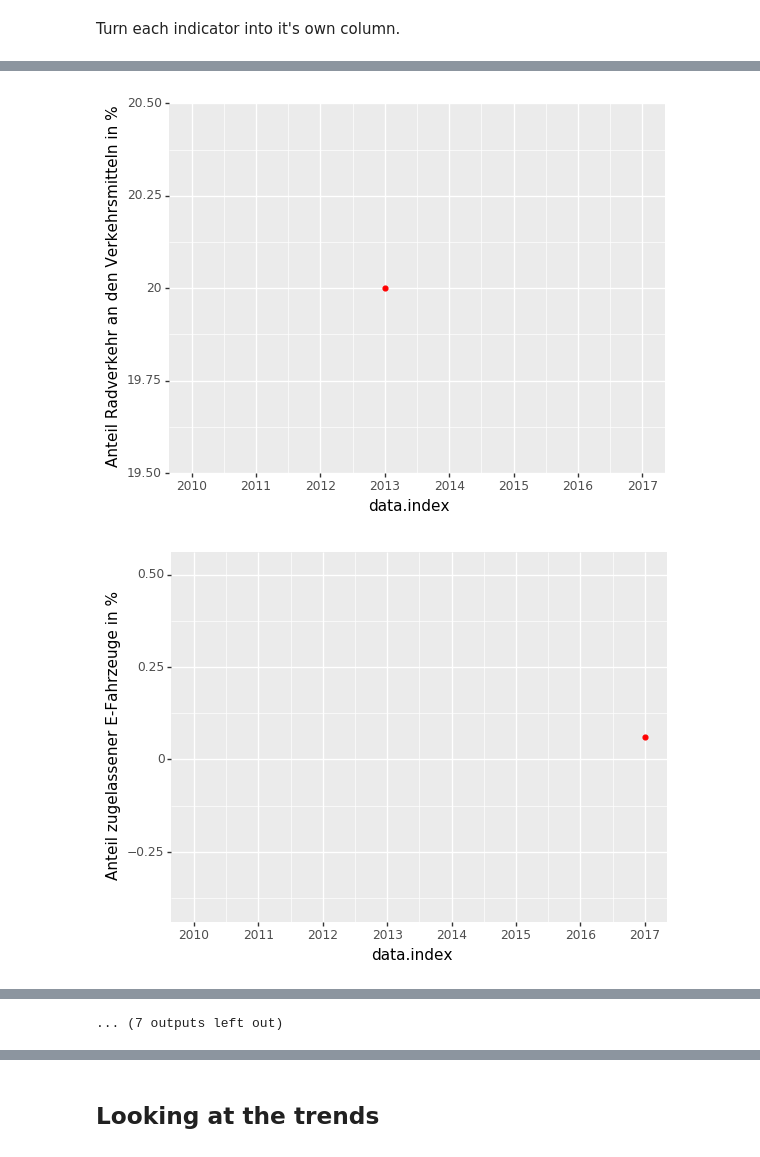
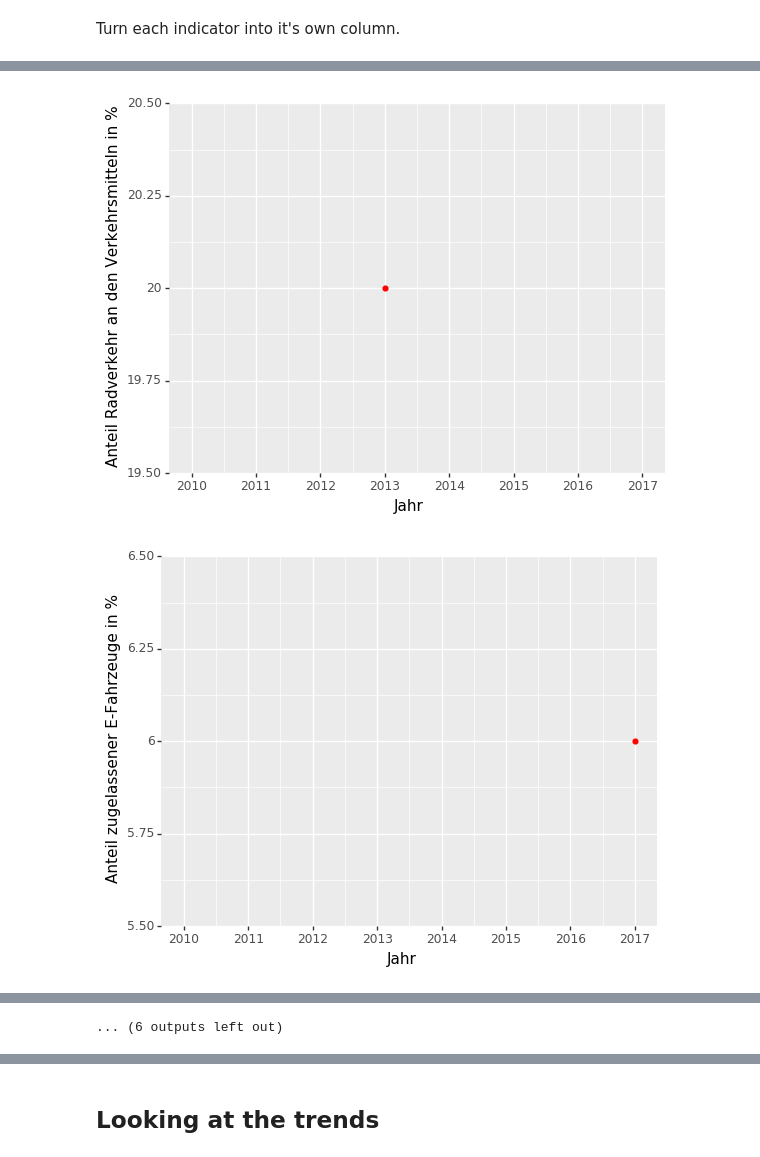
Before and after one commit to codeforosnabrueck/kosmos, a Jupyter notebook: parsing_and_analysis.ipynb, the cells around one changed output, grey strips where cells are left out. Saved outputs shown, nothing was run; the diff lists cells and outputs as text; code cells hidden in the pictures.

```diff
--- a/parsing_and_analysis.ipynb
+++ b/parsing_and_analysis.ipynb
@@ -4,2 +7,5 @@ import altair as alt
 from plotnine import *
 import altair as alt
+# %%
+df = pd.read_csv('Ziel 3 - Nachhaltige Mobilität.csv')
+df.head()
@@ -6,3 +20,3 @@ import altair as alt
 # %%
-df = pd.read_csv('Excel_Export_Ziel3.csv')
-df.head()
+# df = pd.read_csv('Excel_Export_Ziel3.csv')
+# df.head()
@@ -164,6 +122,6 @@ See the caveats in the documentation: http://pandas.pydata.org/pandas-docs/stabl
 # %% [markdown]
 Turn each indicator into it's own column.
 # %%
-data = data.pivot(index='Jahr', columns='Indikator', values='Wert')
+data = data.pivot(index='Jahr', columns='Kennzahl', values='Wert')
 data
 # %% [output]
@@ -207,6 +146,7 @@ with warnings.catch_warnings():
                  + geom_point(color='red', na_rm=True)
                  + geom_line(color='red')
                  + geom_smooth(method='lm')
+                 + xlab('Jahr')
                  + scale_x_date(date_breaks='1 year', date_labels='%Y')
         ).draw()
 # %% [output]
@@ -215,2 +155,2 @@ with warnings.catch_warnings():
-[figure, old version]
+[figure, new version]
-[figure, old version]
+[figure, new version]
@@ -225 +165 @@ with warnings.catch_warnings():
-... (7 outputs left out)
+... (6 outputs left out)
```
Also changed, not shown: parts of 24 cells of this notebook, 1 other file.
